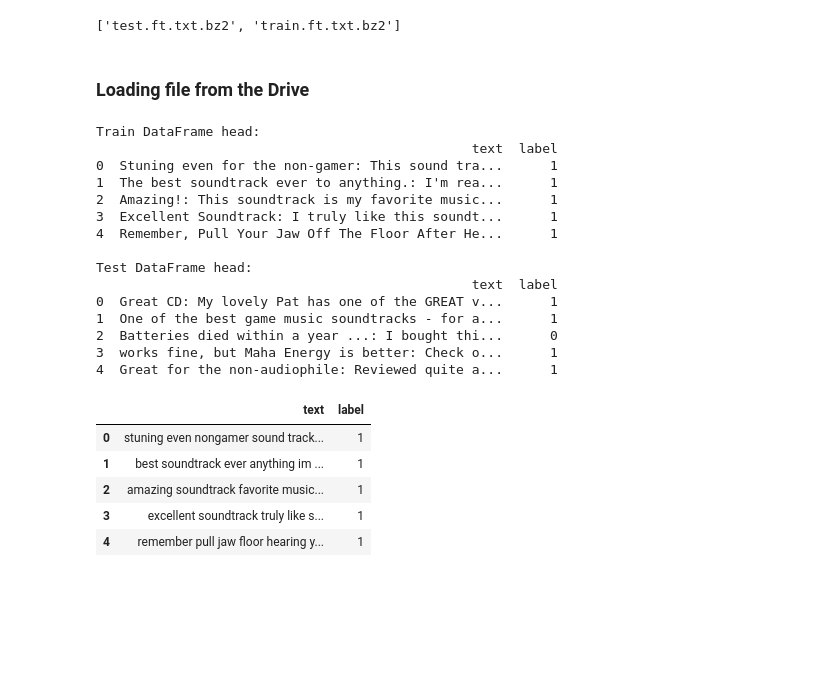
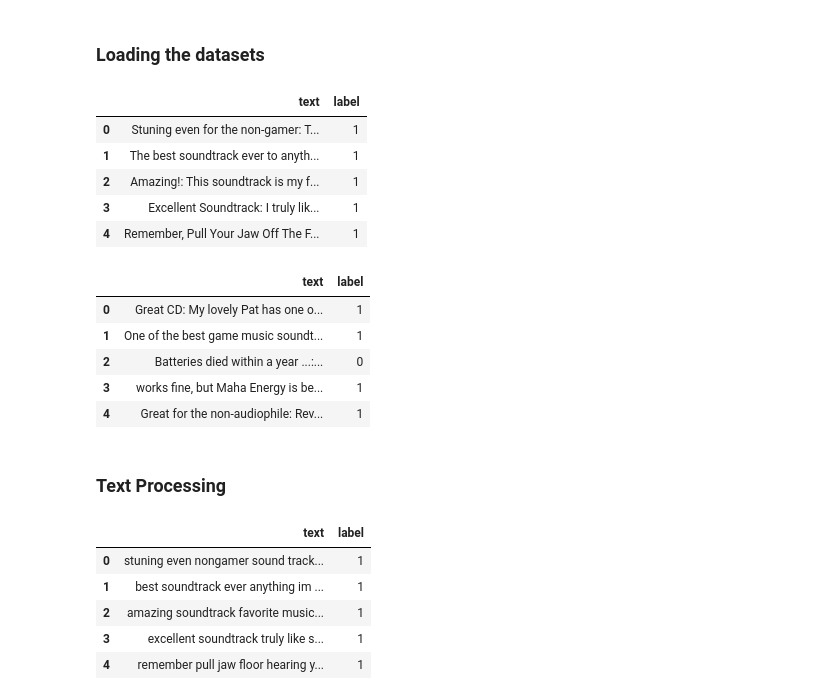
Before and after one commit to Mmabatho/AI-For-Software-Engineeering-Week-3, a Jupyter notebook: Amazon_Reviews.ipynb, the cells around one changed output. Saved outputs shown, nothing was run; the diff lists cells and outputs as text; code cells hidden in the pictures; blank space fills up the shorter version.

```diff
--- a/Amazon_Reviews.ipynb
+++ b/Amazon_Reviews.ipynb
@@ -53,8 +32,3 @@ import bz2
-# %%
-# Show files in the path
-print(os.listdir(bittlingmayer_amazonreviews_path))
-# %% [output]
-['test.ft.txt.bz2', 'train.ft.txt.bz2']
 # %% [markdown]
-### Loading file from the Drive
+### Loading the datasets
 # %%
@@ -75,27 +51,23 @@ def load_data(file_path):
-# %%
-train_df = load_data(train_path)
-test_df = load_data(test_path)
-
-print("Train DataFrame head:")
-print(train_df.head())
-print("\nTest DataFrame head:")
-print(test_df.head())
-# %% [output]
-Train DataFrame head:
-                                                text  label
-0  Stuning even for the non-gamer: This sound tra...      1
-1  The best soundtrack ever to anything.: I'm rea...      1
-2  Amazing!: This soundtrack is my favorite music...      1
-3  Excellent Soundtrack: I truly like this soundt...      1
-4  Remember, Pull Your Jaw Off The Floor After He...      1
-
-Test DataFrame head:
-                                                text  label
-0  Great CD: My lovely Pat has one of the GREAT v...      1
-1  One of the best game music soundtracks - for a...      1
-2  Batteries died within a year ...: I bought thi...      0
-3  works fine, but Maha Energy is better: Check o...      1
-4  Great for the non-audiophile: Reviewed quite a...      1
+# %%
+train_df.head()
+# %% [output]
+|  | text | label |
+| 0 | Stuning even for the non-gamer: T... | 1 |
+| 1 | The best soundtrack ever to anyth... | 1 |
+| 2 | Amazing!: This soundtrack is my f... | 1 |
+| 3 | Excellent Soundtrack: I truly lik... | 1 |
+| 4 | Remember, Pull Your Jaw Off The F... | 1 |
+# %%
+test_df.head()
+# %% [output]
+|  | text | label |
+| 0 | Great CD: My lovely Pat has one o... | 1 |
+| 1 | One of the best game music soundt... | 1 |
+| 2 | Batteries died within a year ...:... | 0 |
+| 3 | works fine, but Maha Energy is be... | 1 |
+| 4 | Great for the non-audiophile: Rev... | 1 |
+# %% [markdown]
+### Text Processing
 # %%
 def preprocess_text(text):
     """
```
Also changed, not shown: parts of 19 cells of this notebook.
